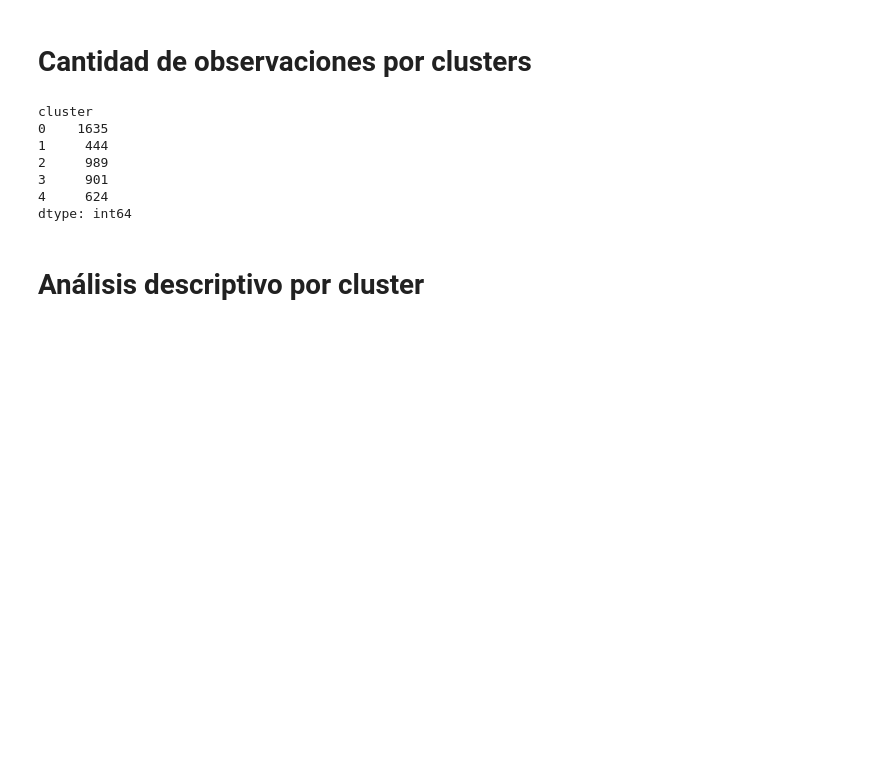
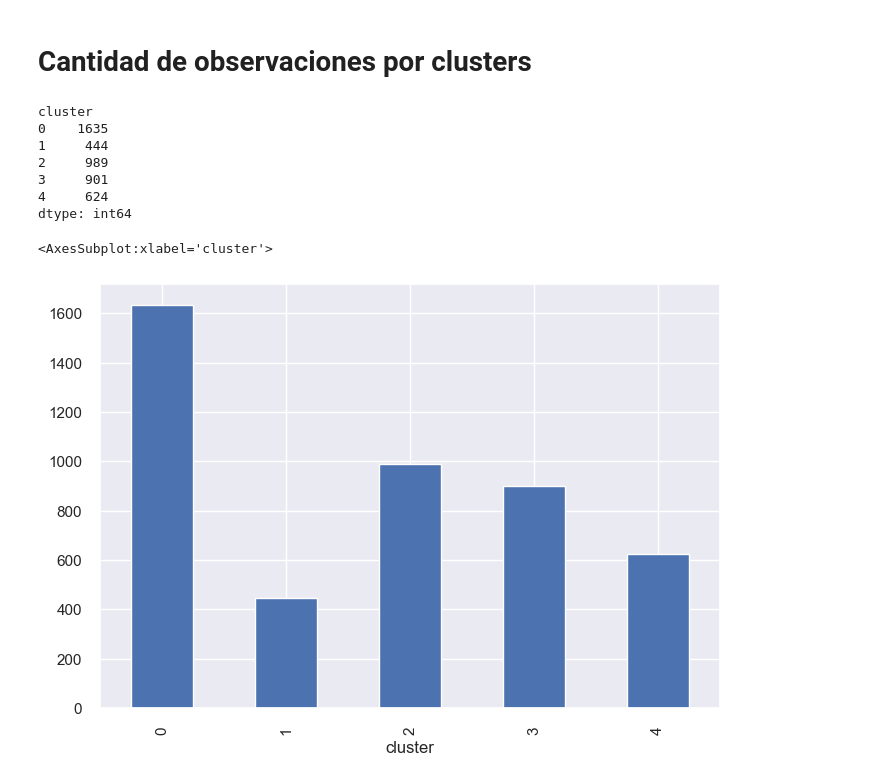
Before and after one commit to pablonicolasr/diplodatos-aans-2022-grupo32, a Jupyter notebook: entregable5_pablonicolasramos90.ipynb, the cells around one changed output. Drawn from its saved outputs; the diff is of its cells as text; code cells hidden in the pictures; blank space fills up the shorter version.

```diff
--- a/entregable5_pablonicolasramos90.ipynb
+++ b/entregable5_pablonicolasramos90.ipynb
@@ -543,5 +536,8 @@ cluster
 3     901
 4     624
 dtype: int64
-# %% [markdown]
-# Análisis descriptivo por cluster
+# %%
+df_skills_z.groupby(["cluster"]).size().plot(kind="bar")
+# %% [output]
+<AxesSubplot:xlabel='cluster'>
+[figure, added]
```
Also changed, not shown: parts of 14 cells of this notebook.
